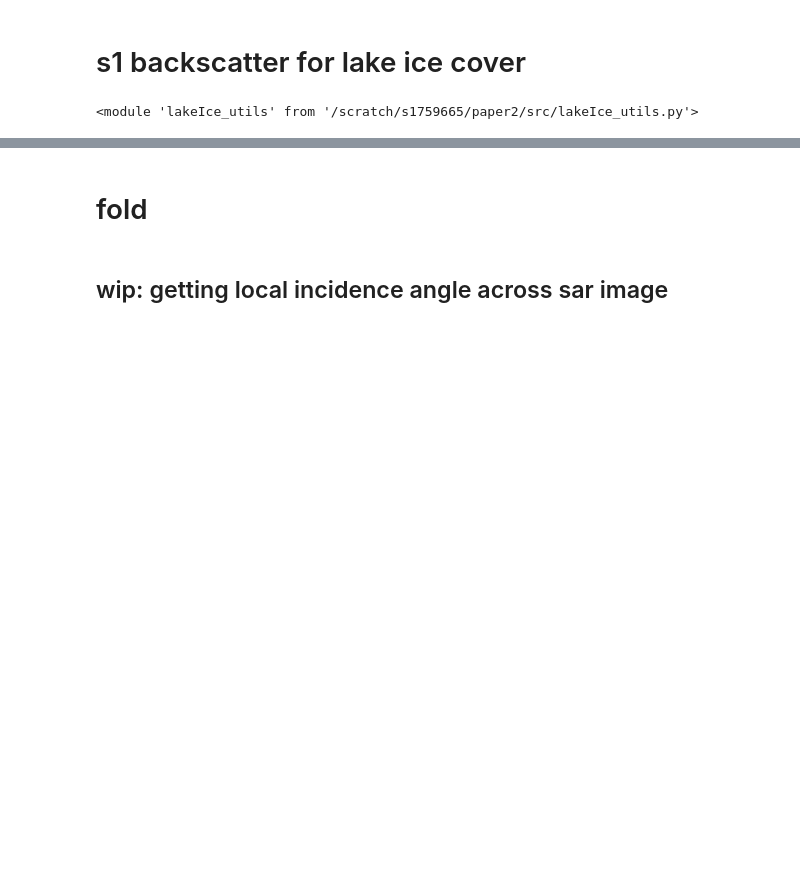
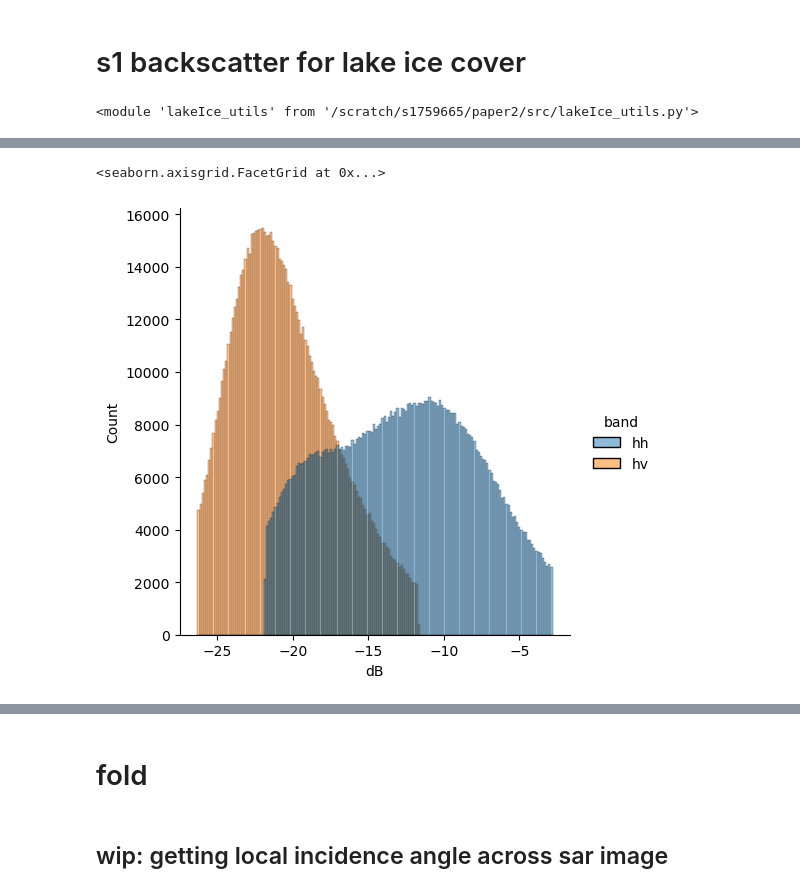
Before and after one commit to tlohde/lake-terminating-glaciers, a Jupyter notebook: src/lake_ice.ipynb, the cells around one changed output, grey strips where cells are left out. Cells and saved outputs as stored; diff of their text form; code cells hidden in the pictures; blank space fills up the shorter version.

```diff
--- a/src/lake_ice.ipynb
+++ b/src/lake_ice.ipynb
@@ -124,0 +60,7 @@ sns.lmplot(data=S,
+# %%
+outliers = (df
+ .groupby('band')
+ .apply(lambda q: np.quantile(q['dB'], [0.05, 0.95]))
+ .apply(pd.Series)
+ .rename(columns={0: 'q02', 1: 'q98'})
+)
@@ -124,0 +73,13 @@ sns.lmplot(data=S,
+# %%
+idxs = []
+for band in outliers.index:
+    idx = (
+        (df['band'] == band)
+        &
+        (df['dB'] > outliers.loc[band, 'q02'])
+        &
+        (df['dB'] < outliers.loc[band, 'q98'])
+    )
+    idxs.append(idx)
+
+idx = np.logical_or(*idxs)
@@ -124,0 +102,9 @@ sns.lmplot(data=S,
+# %%
+sns.displot(
+    df[idx],
+    x='dB',
+    hue='band'
+)
+# %% [output]
+<seaborn.axisgrid.FacetGrid at 0x...>
+[figure, added]
```
Also changed, not shown: parts of 15 cells of this notebook, 2 other files.
